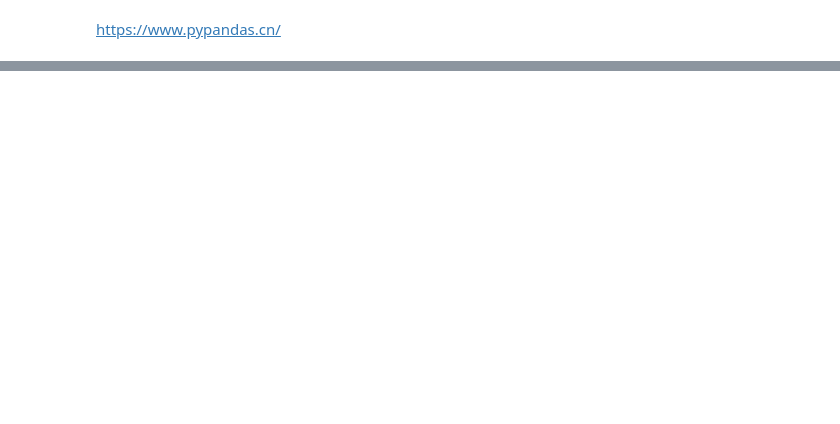
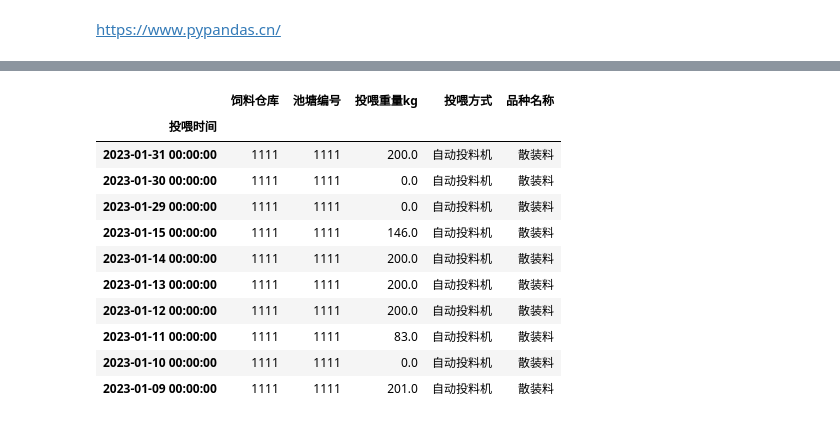
Before and after one commit to davidsxf/Python-for-Data-Analysis, a Jupyter notebook: fishFeedStock.ipynb, the cells around one changed output, grey strips where cells are left out. Drawn from its saved outputs; the diff is of its cells as text; code cells hidden in the pictures; blank space fills up the shorter version.

```diff
--- a/fishFeedStock.ipynb
+++ b/fishFeedStock.ipynb
@@ -37,0 +54,22 @@ feed_df = df[['投喂时间','池塘编号','投喂数量']]
+# %%
+# df[df['池塘编号'] == '1111'].count()
+import pandas as pd
+import matplotlib.pyplot as plt
+
+# Create a sample DataFrame
+# data = {
+#     'A': [1, 2, 3, 4, 5],
+#     'B': [5, 4, 3, 2, 1]
+# }
+# df = pd.DataFrame(data)
+
+# Filter rows based on a condition
+filtered_df = df[df['池塘编号'] == '1111']
+filtered_df.describe()
+# filtered_df.plot()
+# Plot the filtered data
+# plt.plot(filtered_df['投喂时间'], filtered_df['投喂重量kg'])
+# plt.xlabel('投喂时间')
+# plt.ylabel('投喂重量kg')
+# plt.title('Filtered Data Plot')
+# plt.show()
@@ -37,0 +86,15 @@ feed_df = df[['投喂时间','池塘编号','投喂数量']]
+# %%
+filtered_df.sort_index(axis=1, ascending=False).head(10)
+# %% [output]
+|  | 饲料仓库 | 池塘编号 | 投喂重量kg | 投喂方式 | 品种名称 |
+| 投喂时间 |  |  |  |  |  |
+| 2023-01-31 00:00:00 | 1111 | 1111 | 200.0 | 自动投料机 | 散装料 |
+| 2023-01-30 00:00:00 | 1111 | 1111 | 0.0 | 自动投料机 | 散装料 |
+| 2023-01-29 00:00:00 | 1111 | 1111 | 0.0 | 自动投料机 | 散装料 |
+| 2023-01-15 00:00:00 | 1111 | 1111 | 146.0 | 自动投料机 | 散装料 |
+| 2023-01-14 00:00:00 | 1111 | 1111 | 200.0 | 自动投料机 | 散装料 |
+| 2023-01-13 00:00:00 | 1111 | 1111 | 200.0 | 自动投料机 | 散装料 |
+| 2023-01-12 00:00:00 | 1111 | 1111 | 200.0 | 自动投料机 | 散装料 |
+| 2023-01-11 00:00:00 | 1111 | 1111 | 83.0 | 自动投料机 | 散装料 |
+| 2023-01-10 00:00:00 | 1111 | 1111 | 0.0 | 自动投料机 | 散装料 |
+| 2023-01-09 00:00:00 | 1111 | 1111 | 201.0 | 自动投料机 | 散装料 |
```
Also changed, not shown: parts of 28 cells of this notebook, 2 other files.
